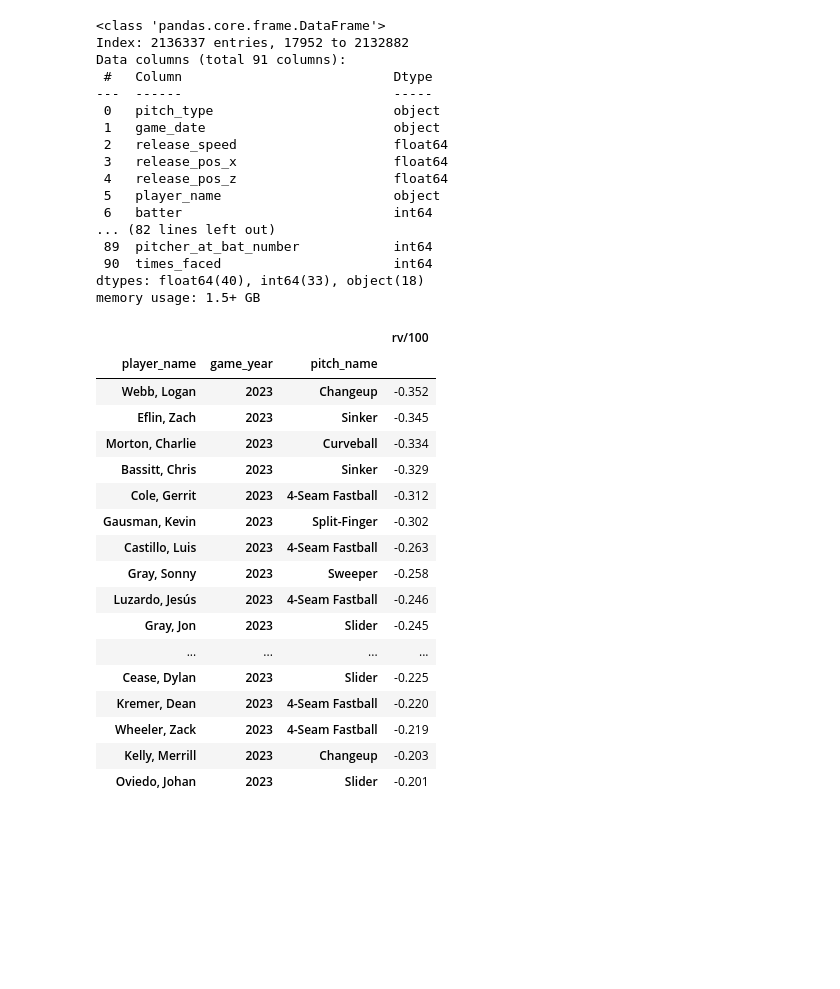
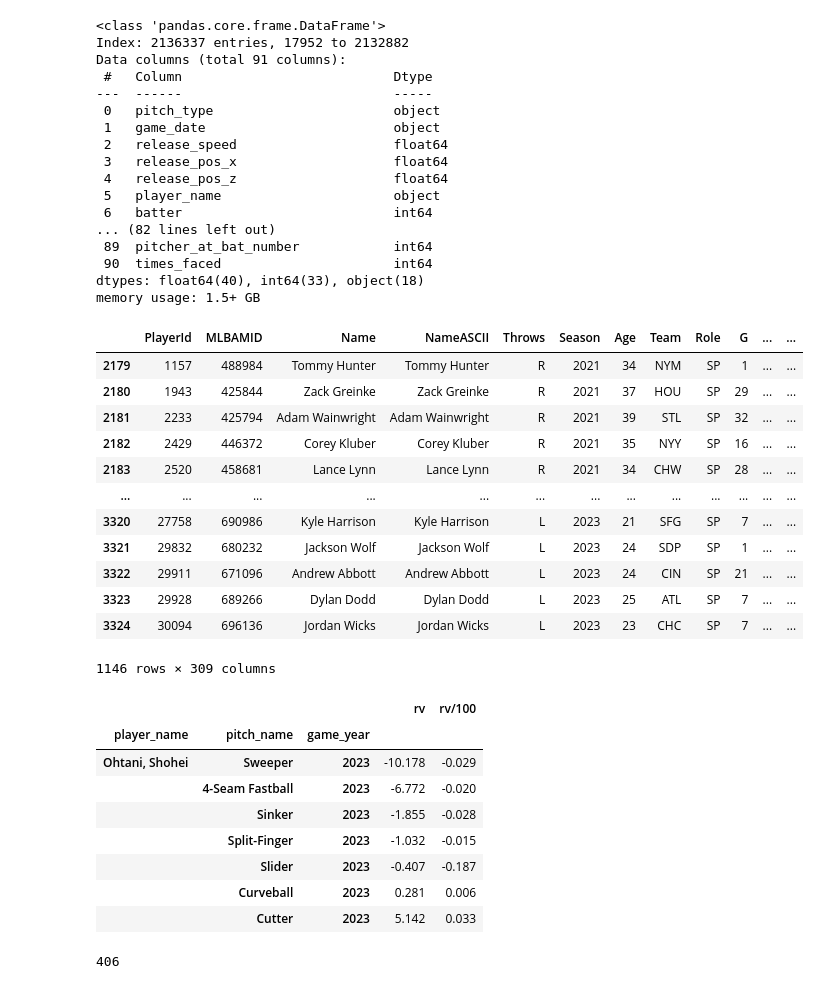
Before and after one commit to EddietheProgrammer/Reds-Hackathon, a Jupyter notebook: code.ipynb, the cells around one changed output. Drawn from its saved outputs; the diff is of its cells as text; code cells hidden in the pictures; blank space fills up the shorter version.

```diff
--- a/code.ipynb
+++ b/code.ipynb
@@ -623,21 +620,0 @@ data['rv/100'] = data['rv'] / 100
-# %%
-data[data['game_year'] == 2023].groupby(['player_name', 'game_year', 'pitch_name']).agg({'rv/100': 'sum'}).sort_values(by='rv/100').head(20)
-# %% [output]
-|  |  |  | rv/100 |
-| player_name | game_year | pitch_name |  |
-| Webb, Logan | 2023 | Changeup | -0.352 |
-| Eflin, Zach | 2023 | Sinker | -0.345 |
-| Morton, Charlie | 2023 | Curveball | -0.334 |
-| Bassitt, Chris | 2023 | Sinker | -0.329 |
-| Cole, Gerrit | 2023 | 4-Seam Fastball | -0.312 |
-| Gausman, Kevin | 2023 | Split-Finger | -0.302 |
-| Castillo, Luis | 2023 | 4-Seam Fastball | -0.263 |
-| Gray, Sonny | 2023 | Sweeper | -0.258 |
-| Luzardo, Jesús | 2023 | 4-Seam Fastball | -0.246 |
-| Gray, Jon | 2023 | Slider | -0.245 |
-| ... | ... | ... | ... |
-| Cease, Dylan | 2023 | Slider | -0.225 |
-| Kremer, Dean | 2023 | 4-Seam Fastball | -0.220 |
-| Wheeler, Zack | 2023 | 4-Seam Fastball | -0.219 |
-| Kelly, Merrill | 2023 | Changeup | -0.203 |
-| Oviedo, Johan | 2023 | Slider | -0.201 |
@@ -643,0 +623,43 @@ data[data['game_year'] == 2023].groupby(['player_name', 'game_year', 'pitch_name
+# %%
+# Qualified SP = 162 Innings
+import math
+
+fangraphs['Inn_per_appear'] = fangraphs.apply(lambda row: math.ceil(row['IP'] / row['G']) if row['G'] != 0 else 0, axis=1)
+
+fangraphs[fangraphs['Role'] == 'SP']
+# %% [output]
+|  | PlayerId | MLBAMID | Name | NameASCII | Throws | Season | Age | Team | Role | G | ... | ... |
+| 2179 | 1157 | 488984 | Tommy Hunter | Tommy Hunter | R | 2021 | 34 | NYM | SP | 1 | ... | ... |
+| 2180 | 1943 | 425844 | Zack Greinke | Zack Greinke | R | 2021 | 37 | HOU | SP | 29 | ... | ... |
+| 2181 | 2233 | 425794 | Adam Wainwright | Adam Wainwright | R | 2021 | 39 | STL | SP | 32 | ... | ... |
+| 2182 | 2429 | 446372 | Corey Kluber | Corey Kluber | R | 2021 | 35 | NYY | SP | 16 | ... | ... |
+| 2183 | 2520 | 458681 | Lance Lynn | Lance Lynn | R | 2021 | 34 | CHW | SP | 28 | ... | ... |
+| ... | ... | ... | ... | ... | ... | ... | ... | ... | ... | ... | ... | ... |
+| 3320 | 27758 | 690986 | Kyle Harrison | Kyle Harrison | L | 2023 | 21 | SFG | SP | 7 | ... | ... |
+| 3321 | 29832 | 680232 | Jackson Wolf | Jackson Wolf | L | 2023 | 24 | SDP | SP | 1 | ... | ... |
+| 3322 | 29911 | 671096 | Andrew Abbott | Andrew Abbott | L | 2023 | 24 | CIN | SP | 21 | ... | ... |
+| 3323 | 29928 | 689266 | Dylan Dodd | Dylan Dodd | L | 2023 | 25 | ATL | SP | 7 | ... | ... |
+| 3324 | 30094 | 696136 | Jordan Wicks | Jordan Wicks | L | 2023 | 23 | CHC | SP | 7 | ... | ... |
+1146 rows × 309 columns
+# %%
+data[(data['game_year'] == 2023) & (data['player_name'] == 'Ohtani, Shohei')].groupby(['player_name', 'pitch_name', 'game_year']).agg({'rv' : 'sum', 'rv/100' : 'sum'}).sort_values(by='rv').head(50)
+
+#################################
+###### Innings pitched per appearance for qualified pitchers
+#################################
+# %% [output]
+|  |  |  | rv | rv/100 |
+| player_name | pitch_name | game_year |  |  |
+| Ohtani, Shohei | Sweeper | 2023 | -10.178 | -0.029 |
+|  | 4-Seam Fastball | 2023 | -6.772 | -0.020 |
+|  | Sinker | 2023 | -1.855 | -0.028 |
+|  | Split-Finger | 2023 | -1.032 | -0.015 |
+|  | Slider | 2023 | -0.407 | -0.187 |
+|  | Curveball | 2023 | 0.281 | 0.006 |
+|  | Cutter | 2023 | 5.142 | 0.033 |
+# %%
+players_wanted = fangraphs[(fangraphs['Role'] == 'SP') & (fangraphs['Inn_per_appear'] >= 5.0)]
+players_wanted = players_wanted['MLBAMID'].unique()
+len(players_wanted)
+# %% [output]
+406
```
Also changed, not shown: parts of 6 cells of this notebook.
